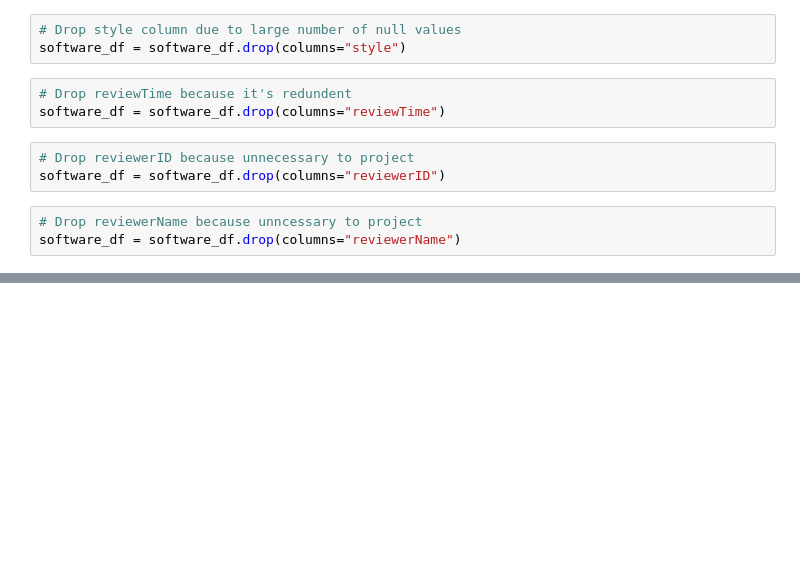
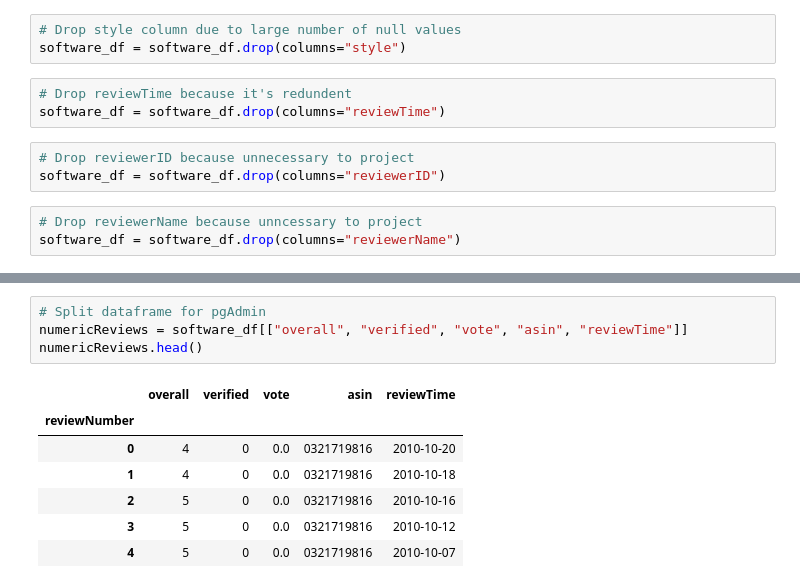
Before and after one commit to DaijaStokes/AmazonReviewsFinal2022, a Jupyter notebook: Software_Data.ipynb, the cells around one changed output, grey strips where cells are left out. Saved outputs shown, nothing was run; the diff lists cells and outputs as text; blank space fills up the shorter version.

```diff
--- a/Software_Data.ipynb
+++ b/Software_Data.ipynb
@@ -130,0 +134,12 @@ software_df.head()
+# %%
+# Split dataframe for pgAdmin
+numericReviews = software_df[["overall", "verified", "vote", "asin", "reviewTime"]]
+numericReviews.head()
+# %% [output]
+|  | overall | verified | vote | asin | reviewTime |
+| reviewNumber |  |  |  |  |  |
+| 0 | 4 | 0 | 0.0 | 0321719816 | 2010-10-20 |
+| 1 | 4 | 0 | 0.0 | 0321719816 | 2010-10-18 |
+| 2 | 5 | 0 | 0.0 | 0321719816 | 2010-10-16 |
+| 3 | 5 | 0 | 0.0 | 0321719816 | 2010-10-12 |
+| 4 | 5 | 0 | 0.0 | 0321719816 | 2010-10-07 |
```
Also changed, not shown: parts of 9 cells of this notebook, 5 other files.
